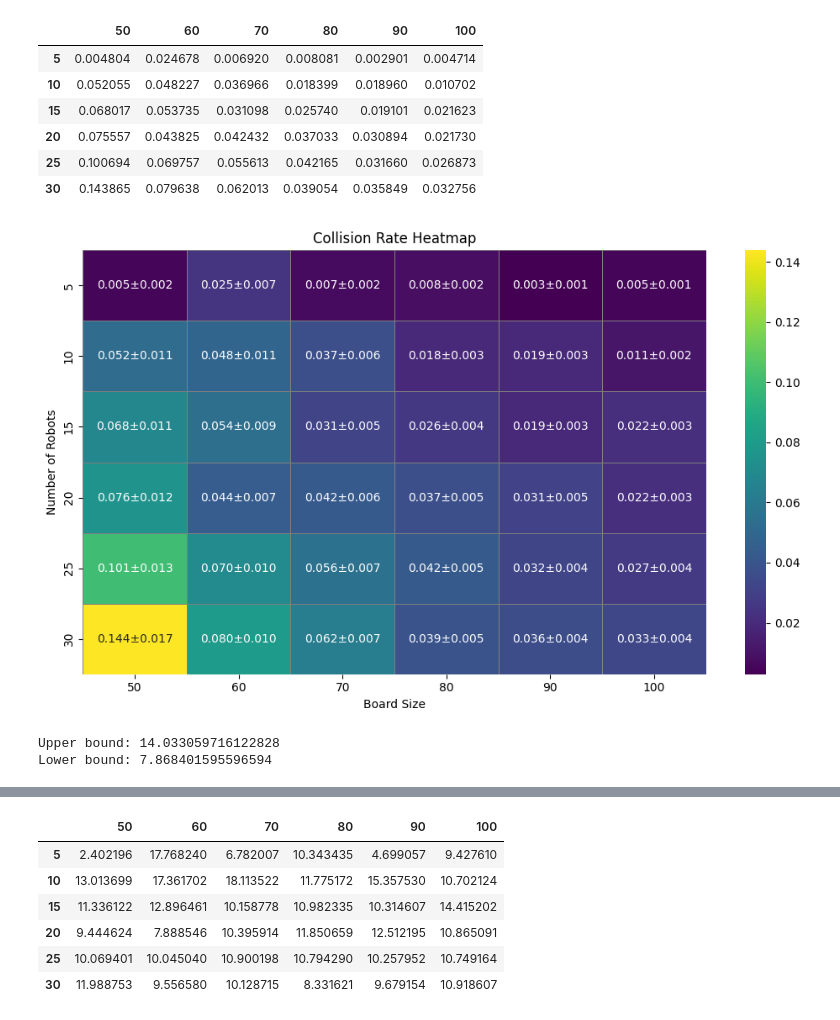
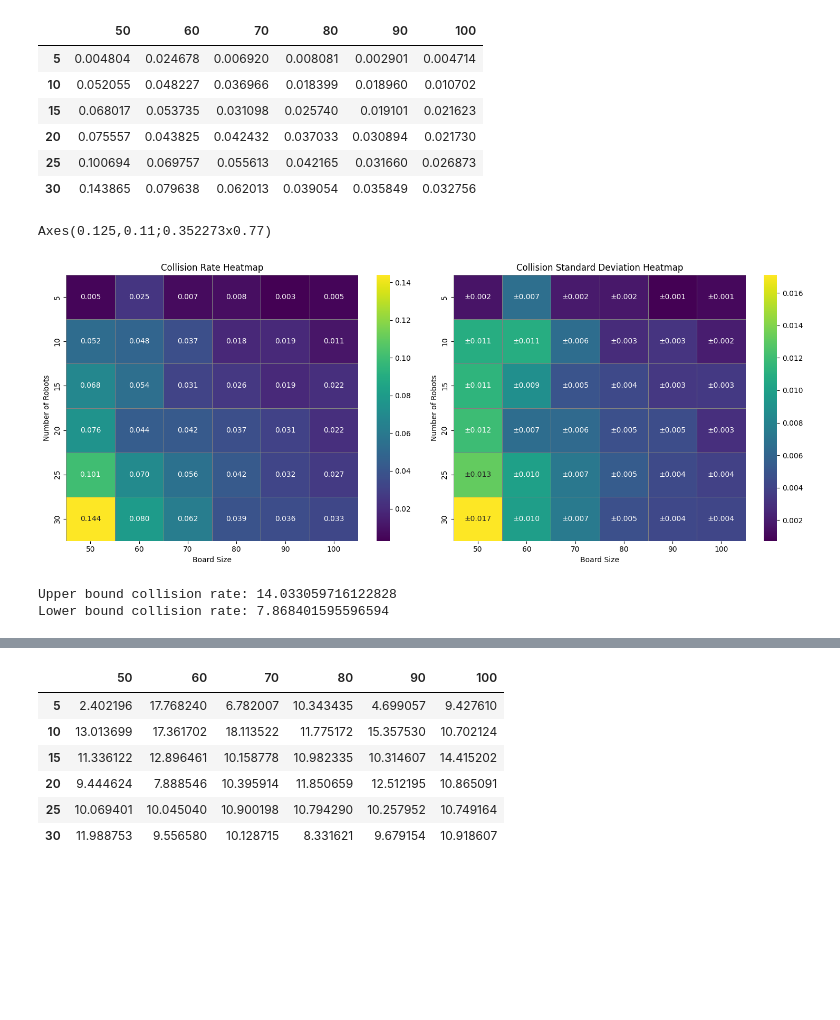
Before and after one commit to Death-Raider/Personal_Projects, a Jupyter notebook: GoalChasing_QLearning/output_processing.ipynb, the cells around one changed output, grey strips where cells are left out. Cells and saved outputs as stored; diff of their text form; code cells hidden in the pictures; blank space fills up the shorter version.

```diff
--- a/GoalChasing_QLearning/output_processing.ipynb
+++ b/GoalChasing_QLearning/output_processing.ipynb
@@ -58,7 +58,7 @@ num_robots = max(loss_data_dict[i]['robot_count'] for i in range(N))
 colors = plt.cm.gist_ncar(np.linspace(0, 1, num_robots))
 cmap = plt.get_cmap('gist_ncar', num_robots)
 cum_sum_range = 0
-fig, ax = plt.subplots(figsize=(16, 10))
+fig, ax = plt.subplots(figsize=(10, 8))
 
 for i in range(N):
     range_val = loss_data_dict[i]['epoch_range']
@@ -90,7 +90,7 @@ num_robots = max(loss_data_dict[i]['robot_count'] for i in range(N))
 # colors = plt.cm.gist_ncar(np.linspace(0, 1, num_robots))
 cmap = plt.get_cmap('gist_ncar', num_robots)
 cum_sum_range = 0
-fig, ax = plt.subplots(figsize=(16, 10))
+fig, ax = plt.subplots(figsize=(10, 8))
 
 for i in range(N):
     range_val = loss_data_dict[i]['epoch_range']
@@ -129,33 +129,45 @@ collision_df
 | 25 | 0.100694 | 0.069757 | 0.055613 | 0.042165 | 0.031660 | 0.026873 |
 | 30 | 0.143865 | 0.079638 | 0.062013 | 0.039054 | 0.035849 | 0.032756 |
 # %%
+fig, ax = plt.subplots(nrows=1, ncols=2,figsize=(15, 6))
+print(ax[0])
 annot = np.zeros_like(collision_df, dtype=object)
+annot_std = np.zeros_like(collision_df, dtype=object)
 for i in range(collision_df.shape[0]):
     for j in range(collision_df.shape[1]):
-            annot[i, j] = f'{collision_df.iloc[i, j]:.3f}±{collision_std_df.iloc[i, j]:.3f}'
-plt.figure(figsize=(10, 6))
-sns.heatmap(collision_df, annot=annot, fmt="", cmap="viridis", linewidths=0.5, linecolor="gray")
-plt.title("Collision Rate Heatmap")
-plt.xlabel("Board Size")
-plt.ylabel("Number of Robots")
+            annot[i, j] = f'{collision_df.iloc[i, j]:.3f}'
+            annot_std[i,j] = f'±{collision_std_df.iloc[i, j]:.3f}'
+
+sns.heatmap(collision_df, annot=annot, fmt="", cmap="viridis", linewidths=0.5, linecolor="gray", ax=ax[0])
+ax[0].set_title("Collision Rate Heatmap")
+ax[0].set_xlabel("Board Size")
+ax[0].set_ylabel("Number of Robots")
+sns.heatmap(collision_std_df, annot=annot_std, fmt="", cmap="viridis", linewidths=0.5, linecolor="gray", ax=ax[1])
+ax[1].set_title("Collision Standard Deviation Heatmap")
+ax[1].set_xlabel("Board Size")
+ax[1].set_ylabel("Number of Robots")
 plt.tight_layout()
 plt.show()
 # %% [output]
+Axes(0.125,0.11;0.352273x0.77)
-[figure, old version]
+[figure, new version]
 # %%
 normalized_collision_df = collision_df.copy()
+normalized_collision_std_df = collision_std_df.copy()
+
 robot_counts = normalized_collision_df.index
 box_size = normalized_collision_df.columns
 for robot_count in robot_counts:
     for bs in box_size:
         normalized_collision_df.loc[robot_count, bs] /= (int(robot_count) / int(bs)**2) # normalize by robot density
+        normalized_collision_std_df.loc[robot_count, bs] /= (int(robot_count) / int(bs)**2) # normalize by robot density
 
 Norm_data = normalized_collision_df.values
 upper = Norm_data.mean() + Norm_data.std()
 lower = Norm_data.mean() - Norm_data.std()
 
-print("Upper bound:", upper)
-print("Lower bound:", lower)
+print("Upper bound collision rate:", upper)
+print("Lower bound collision rate:", lower)
 # %% [output]
-Upper bound: 14.033059716122828
-Lower bound: 7.868401595596594
+Upper bound collision rate: 14.033059716122828
+Lower bound collision rate: 7.868401595596594
```
Also changed, not shown: parts of 7 cells of this notebook, 2 other files.
